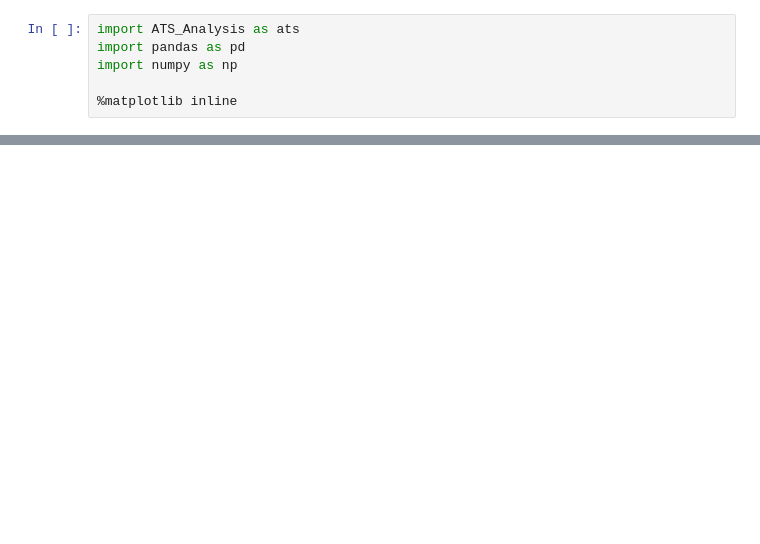
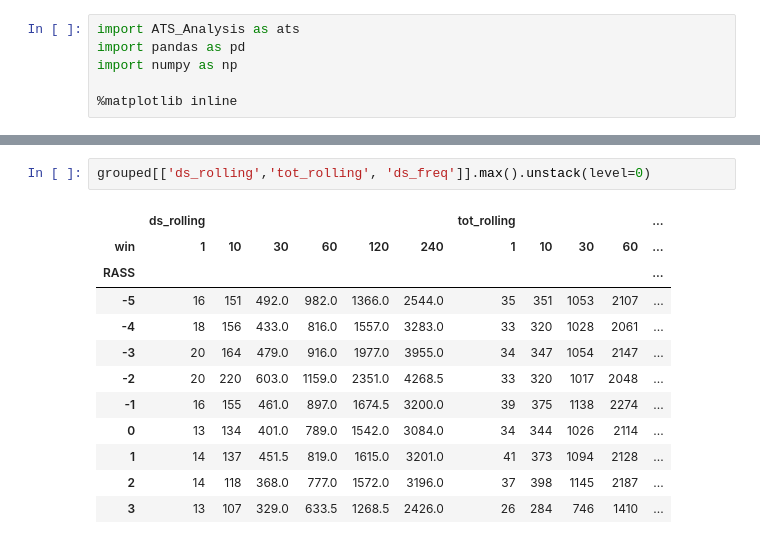
Before and after one commit to psottile05/VentDysSedation, a Jupyter notebook: ATS_Analysis_2016.ipynb, the cells around one changed output, grey strips where cells are left out. Saved outputs shown, nothing was run; the diff lists cells and outputs as text; blank space fills up the shorter version.

```diff
--- a/ATS_Analysis_2016.ipynb
+++ b/ATS_Analysis_2016.ipynb
@@ -31,0 +88,15 @@ df.plot(kind='scatter', x='RASS', y='ds_freq')
+# %%
+grouped[['ds_rolling','tot_rolling', 'ds_freq']].max().unstack(level=0)
+# %% [output]
+|  | ds_rolling |  |  |  |  |  | tot_rolling |  |  |  | ... |
+| win | 1 | 10 | 30 | 60 | 120 | 240 | 1 | 10 | 30 | 60 | ... |
+| RASS |  |  |  |  |  |  |  |  |  |  | ... |
+| -5 | 16 | 151 | 492.0 | 982.0 | 1366.0 | 2544.0 | 35 | 351 | 1053 | 2107 | ... |
+| -4 | 18 | 156 | 433.0 | 816.0 | 1557.0 | 3283.0 | 33 | 320 | 1028 | 2061 | ... |
+| -3 | 20 | 164 | 479.0 | 916.0 | 1977.0 | 3955.0 | 34 | 347 | 1054 | 2147 | ... |
+| -2 | 20 | 220 | 603.0 | 1159.0 | 2351.0 | 4268.5 | 33 | 320 | 1017 | 2048 | ... |
+| -1 | 16 | 155 | 461.0 | 897.0 | 1674.5 | 3200.0 | 39 | 375 | 1138 | 2274 | ... |
+| 0 | 13 | 134 | 401.0 | 789.0 | 1542.0 | 3084.0 | 34 | 344 | 1026 | 2114 | ... |
+| 1 | 14 | 137 | 451.5 | 819.0 | 1615.0 | 3201.0 | 41 | 373 | 1094 | 2128 | ... |
+| 2 | 14 | 118 | 368.0 | 777.0 | 1572.0 | 3196.0 | 37 | 398 | 1145 | 2187 | ... |
+| 3 | 13 | 107 | 329.0 | 633.5 | 1268.5 | 2426.0 | 26 | 284 | 746 | 1410 | ... |
```
Also changed, not shown: parts of 10 cells of this notebook, 1 other file.
